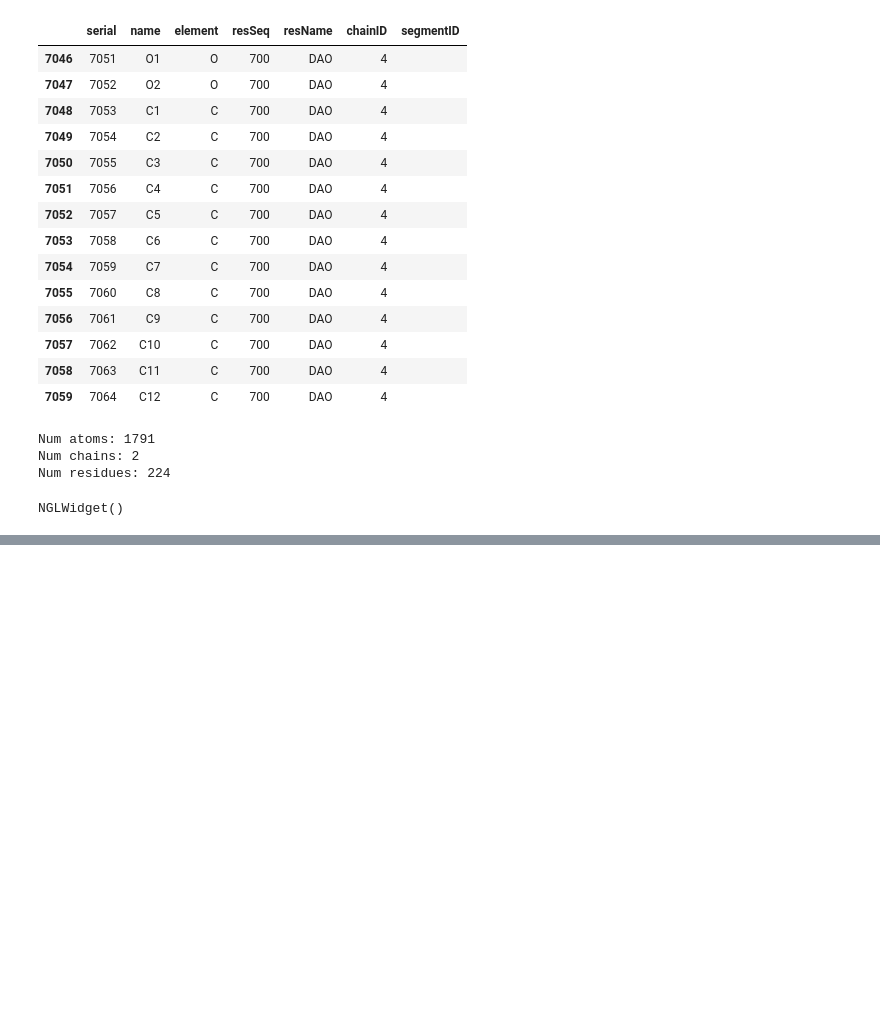
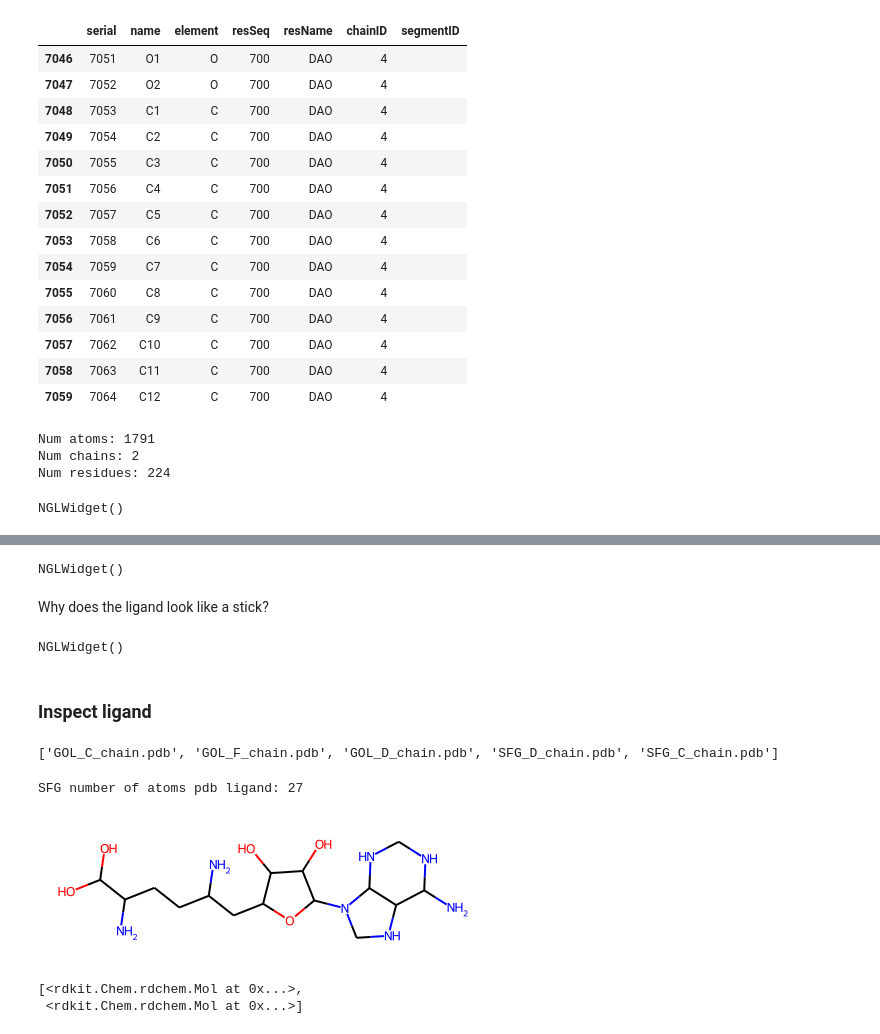
Before and after one commit to uibcdf/OpenPharmacophore-Tools, a Jupyter notebook: notebooks/protein_ligand_interactions/plip_dataset.ipynb, the cells around one changed output, grey strips where cells are left out. Cells and saved outputs as stored; diff of their text form; code cells hidden in the pictures; blank space fills up the shorter version.

```diff
--- a/notebooks/protein_ligand_interactions/plip_dataset.ipynb
+++ b/notebooks/protein_ligand_interactions/plip_dataset.ipynb
@@ -137,0 +243,32 @@ NGLWidget()
+# %%
+view = nv.show_mdtraj(traj_3bbh_A)
+view
+# %% [output]
+NGLWidget()
+# %% [markdown]
+Why does the ligand look like a stick?
+# %%
+traj_ligand = mdt.load(os.path.join(data_dir, pdb_id, pdb_ligands[pdb_id][-1]))
+nv.show_mdtraj(traj_ligand)
+# %% [output]
+NGLWidget()
+# %% [markdown]
+### Inspect ligand
+# %%
+print(pdb_ligands[pdb_id])
+# %% [output]
+['GOL_C_chain.pdb', 'GOL_F_chain.pdb', 'GOL_D_chain.pdb', 'SFG_D_chain.pdb', 'SFG_C_chain.pdb']
+# %%
+sfg_pdb = Chem.MolFromPDBFile(os.path.join(data_dir, pdb_id, pdb_ligands[pdb_id][-1]))
+print(f"SFG number of atoms pdb ligand: {sfg_pdb.GetNumAtoms()}")
+remove_conformers(sfg_pdb)  # Remove conformers for pretty drawing
+# %% [output]
+SFG number of atoms pdb ligand: 27
+[figure, added]
+# %%
+supplier = Chem.SmilesMolSupplier(smi_files[index], titleLine=False)
+ligands = [mol for mol in supplier if mol is not None]
+ligands
+# %% [output]
+[<rdkit.Chem.rdchem.Mol at 0x...>,
+ <rdkit.Chem.rdchem.Mol at 0x...>]
```
Also changed, not shown: parts of 65 cells of this notebook, 13 other files.
